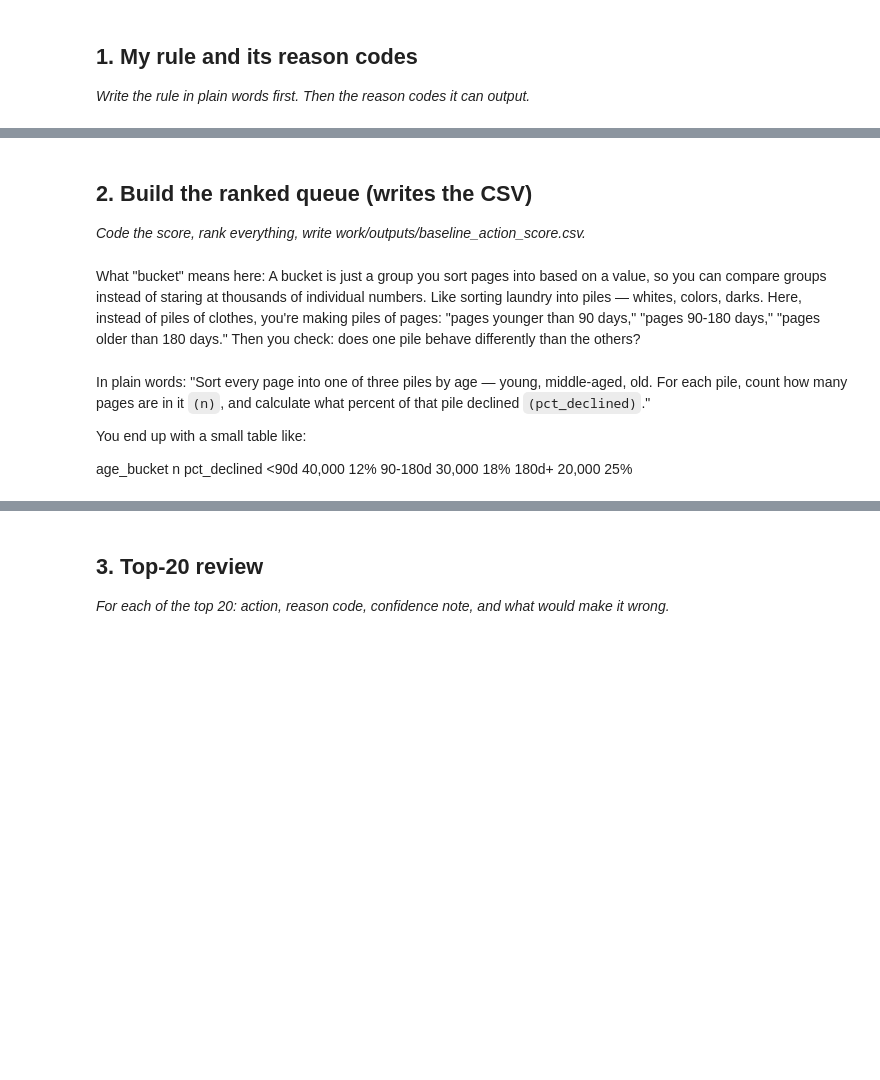
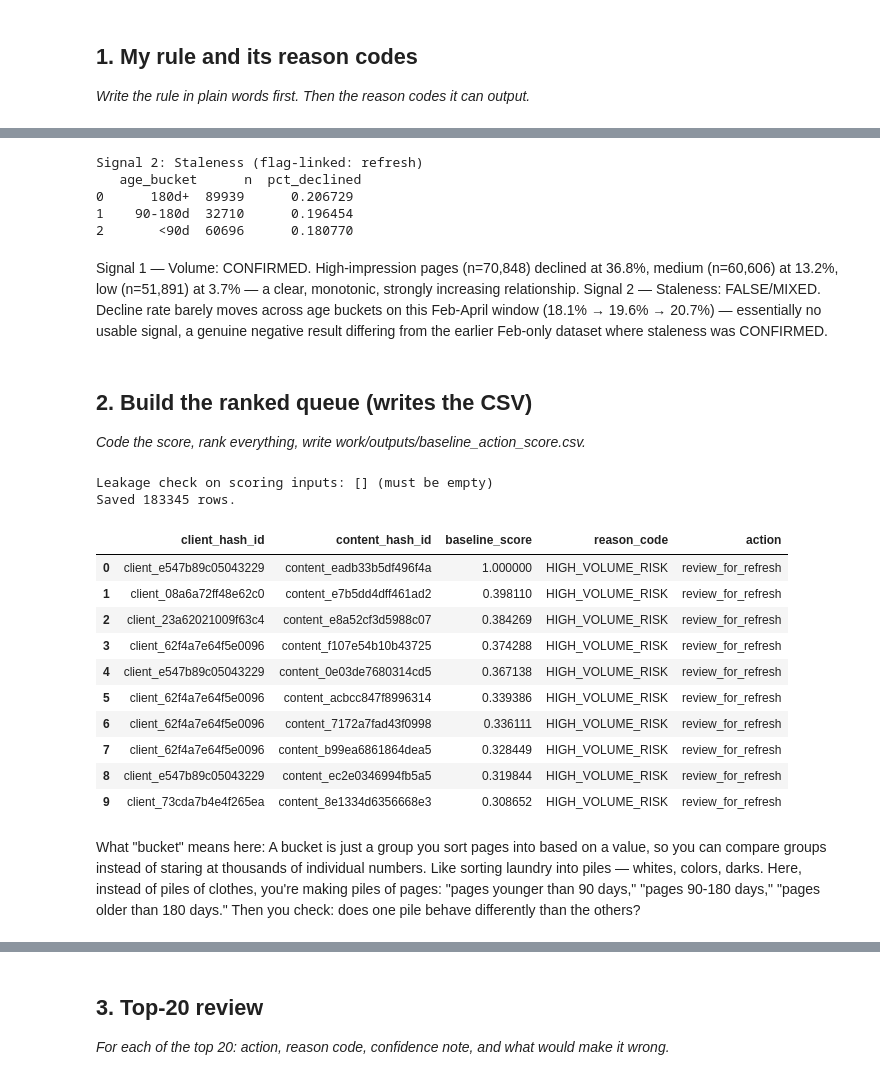
Before and after one commit to Zainab-Aijaz/FlyRank_ML_Assignment_Internship, a Jupyter notebook: work/notebooks/w04_baseline_score.ipynb, the cells around one changed output, grey strips where cells are left out. Cells and saved outputs as stored; diff of their text form; code cells hidden in the pictures; blank space fills up the shorter version.

```diff
--- a/work/notebooks/w04_baseline_score.ipynb
+++ b/work/notebooks/w04_baseline_score.ipynb
@@ -223,16 +92,69 @@ Staleness + CTR-underperformance composite score
+# %%
+# Signal 2: Staleness (behind FlyRank's refresh flag)
+age_check = duckdb.sql("""
+    SELECT
+        CASE WHEN content_age_days < 90 THEN '<90d'
+             WHEN content_age_days < 180 THEN '90-180d'
+             ELSE '180d+' END AS age_bucket,
+        COUNT(*) AS n, AVG(declined) AS pct_declined
+    FROM data_model
+    GROUP BY age_bucket
+    ORDER BY age_bucket
+""").df()
+print("Signal 2: Staleness (flag-linked: refresh)\n", age_check)
+# %% [output]
+Signal 2: Staleness (flag-linked: refresh)
+   age_bucket      n  pct_declined
+0      180d+  89939      0.206729
+1    90-180d  32710      0.196454
+2       <90d  60696      0.180770
+# %% [markdown]
+Signal 1 — Volume: CONFIRMED. High-impression pages (n=70,848) declined at 36.8%, medium (n=60,606) at 13.2%, low (n=51,891) at 3.7% — a clear, monotonic, strongly increasing relationship.
+Signal 2 — Staleness: FALSE/MIXED. Decline rate barely moves across age buckets on this Feb-April window (18.1% → 19.6% → 20.7%) — essentially no usable signal, a genuine negative result differing from the earlier Feb-only dataset where staleness was CONFIRMED.
 # %% [markdown]
 ## 2. Build the ranked queue (writes the CSV)
 
 *Code the score, rank everything, write work/outputs/baseline_action_score.csv.*
+# %%
+# Score: normalized impressions_window — no future-window or label-derived inputs
+data_model["baseline_score"] = data_model["impressions_window"] / data_model["impressions_window"].max()
+
+volume_threshold = data_model["impressions_window"].quantile(0.67)  # matches the 'high' bucket cutoff above
+data_model["reason_code"] = np.where(
+    data_model["impressions_window"] >= volume_threshold, "HIGH_VOLUME_RISK", "LOW_VOLUME_STABLE"
+)
+data_model["action"] = data_model["reason_code"].map({
+    "HIGH_VOLUME_RISK": "review_for_refresh",
+    "LOW_VOLUME_STABLE": "monitor"
+})
+
+# Confirm: no future-window or label-derived columns used
+used_cols = ["impressions_window"]
+banned_cols = ["clicks_may", "clicks_diff", "declined"]
+print("Leakage check on scoring inputs:", [c for c in used_cols if c in banned_cols], "(must be empty)")
+
+ranked_queue = data_model.sort_values("baseline_score", ascending=False).reset_index(drop=True)
+
+os.makedirs("work/outputs", exist_ok=True)
+ranked_queue[["client_hash_id", "content_hash_id", "baseline_score", "reason_code", "action"]].to_csv(
+    "work/outputs/baseline_action_score.csv", index=False
+)
+print("Saved", len(ranked_queue), "rows.")
+ranked_queue[["client_hash_id", "content_hash_id", "baseline_score", "reason_code", "action"]].head(10)
+# %% [output]
+Leakage check on scoring inputs: [] (must be empty)
+Saved 183345 rows.
+|  | client_hash_id | content_hash_id | baseline_score | reason_code | action |
+| 0 | client_e547b89c05043229 | content_eadb33b5df496f4a | 1.000000 | HIGH_VOLUME_RISK | review_for_refresh |
+| 1 | client_08a6a72ff48e62c0 | content_e7b5dd4dff461ad2 | 0.398110 | HIGH_VOLUME_RISK | review_for_refresh |
+| 2 | client_23a62021009f63c4 | content_e8a52cf3d5988c07 | 0.384269 | HIGH_VOLUME_RISK | review_for_refresh |
+| 3 | client_62f4a7e64f5e0096 | content_f107e54b10b43725 | 0.374288 | HIGH_VOLUME_RISK | review_for_refresh |
+| 4 | client_e547b89c05043229 | content_0e03de7680314cd5 | 0.367138 | HIGH_VOLUME_RISK | review_for_refresh |
+| 5 | client_62f4a7e64f5e0096 | content_acbcc847f8996314 | 0.339386 | HIGH_VOLUME_RISK | review_for_refresh |
+| 6 | client_62f4a7e64f5e0096 | content_7172a7fad43f0998 | 0.336111 | HIGH_VOLUME_RISK | review_for_refresh |
+| 7 | client_62f4a7e64f5e0096 | content_b99ea6861864dea5 | 0.328449 | HIGH_VOLUME_RISK | review_for_refresh |
+| 8 | client_e547b89c05043229 | content_ec2e0346994fb5a5 | 0.319844 | HIGH_VOLUME_RISK | review_for_refresh |
+| 9 | client_73cda7b4e4f265ea | content_8e1334d6356668e3 | 0.308652 | HIGH_VOLUME_RISK | review_for_refresh |
 # %% [markdown]
 What "bucket" means here:
 A bucket is just a group you sort pages into based on a value, so you can compare groups instead of staring at thousands of individual numbers. Like sorting laundry into piles — whites, colors, darks. Here, instead of piles of clothes, you're making piles of pages: "pages younger than 90 days," "pages 90-180 days," "pages older than 180 days." Then you check: does one pile behave differently than the others?
-# %% [markdown]
-In plain words: "Sort every page into one of three piles by age — young, middle-aged, old. For each pile, count how many pages are in it `(n)`, and calculate what percent of that pile declined `(pct_declined)`."
-
-You end up with a small table like:
-
-age_bucket	   n	     pct_declined
-<90d	      40,000	      12%
-90-180d	    30,000	      18%
-180d+	      20,000	      25%
```
Also changed, not shown: parts of 40 cells of this notebook.
